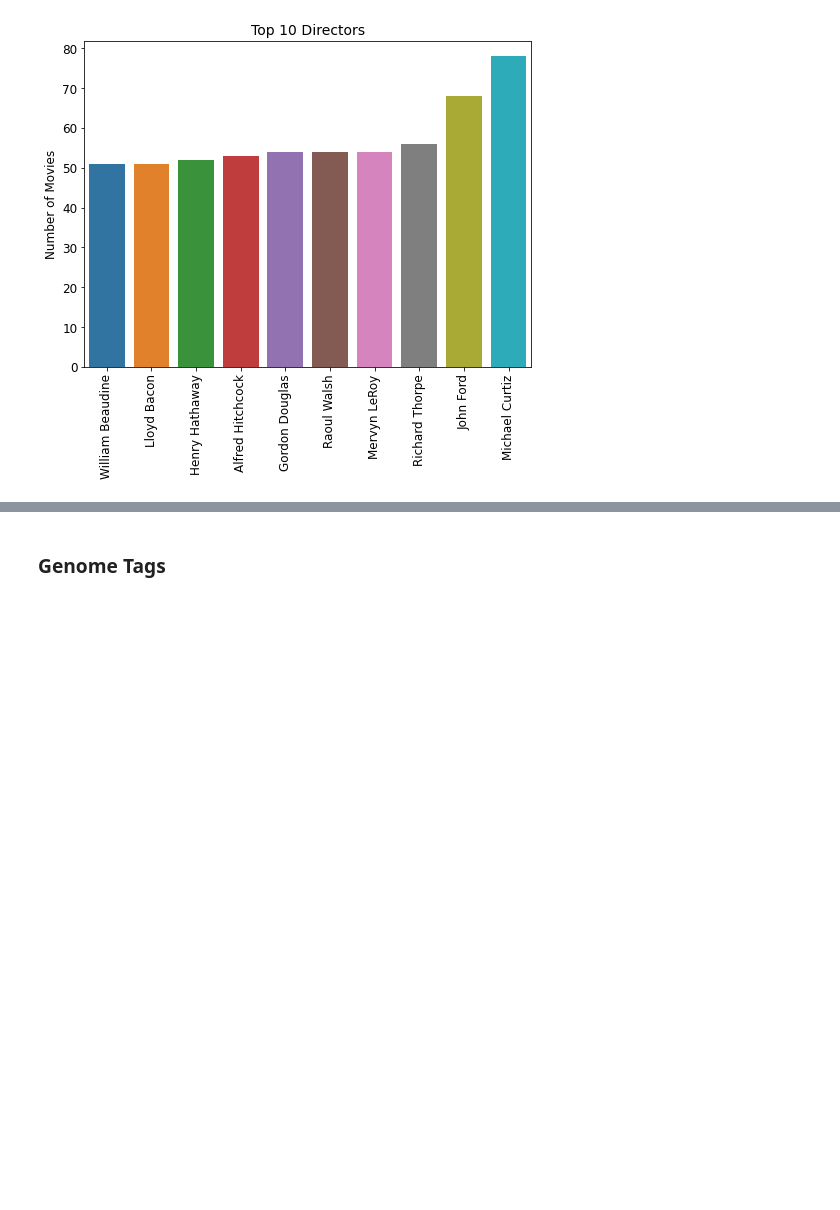
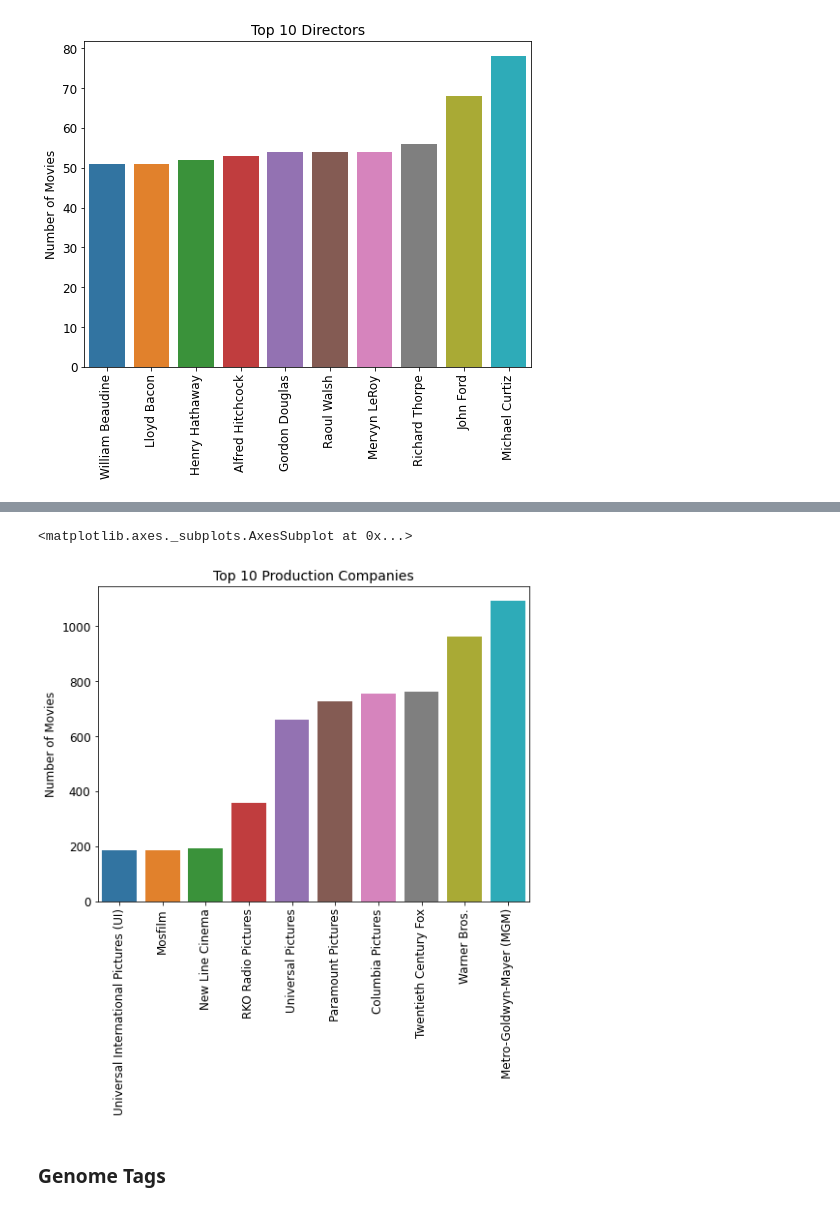
Before and after one commit to GovindBhala/DS5500-Movie-Recommendation-System, a Jupyter notebook: recommendation data exploration.ipynb, the cells around one changed output, grey strips where cells are left out. Drawn from its saved outputs; the diff is of its cells as text; code cells hidden in the pictures; blank space fills up the shorter version.

```diff
--- a/recommendation data exploration.ipynb
+++ b/recommendation data exploration.ipynb
@@ -302,0 +317,10 @@ desc_exclude = desc_counts[desc_counts.cnt == 1].desc.unique()
+# %%
+prod_counts = df.groupby('production_company').production_company.count().to_frame()
+prod_counts.columns = ['cnt']
+# sort
+prod_counts = prod_counts.sort_values(['cnt'])
+prod_counts['production_company'] = prod_counts.index
+
+print(len(prod_counts[prod_counts.cnt == 1]) / len(prod_counts))
+
+prod_exclude = prod_counts[prod_counts.cnt == 1].index.unique()
@@ -388,3 +432,8 @@ barplot(directors_counts.tail(10), 'director', 'cnt', 'Top 10 Directors', 'Numbe
+# %%
+barplot(prod_counts.tail(10), 'production_company', 'cnt', 'Top 10 Production Companies', 'Number of Movies')
+# %% [output]
+<matplotlib.axes._subplots.AxesSubplot at 0x...>
+[figure, added]
 # %% [markdown]
 ### Genome Tags
 # %% [markdown]
```
Also changed, not shown: parts of 26 cells of this notebook, 8 other files.
